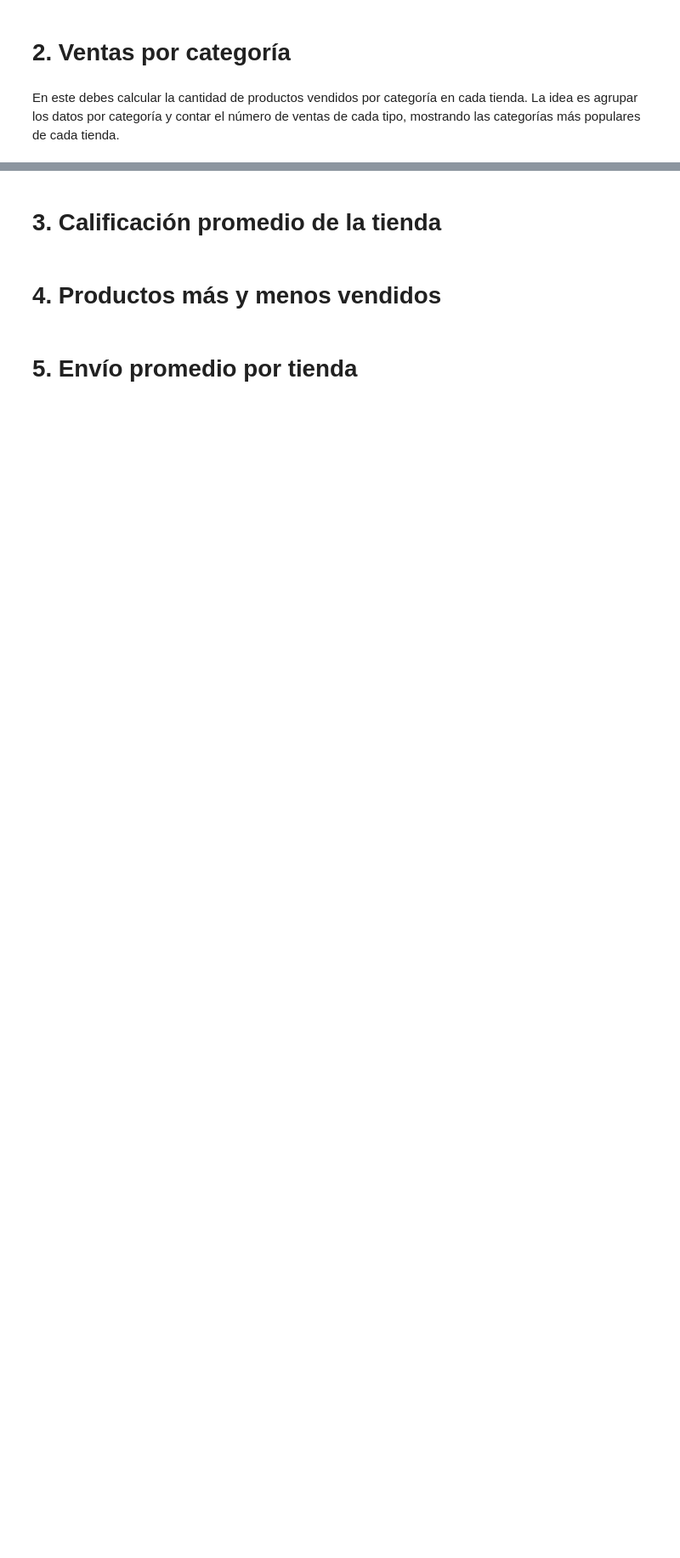
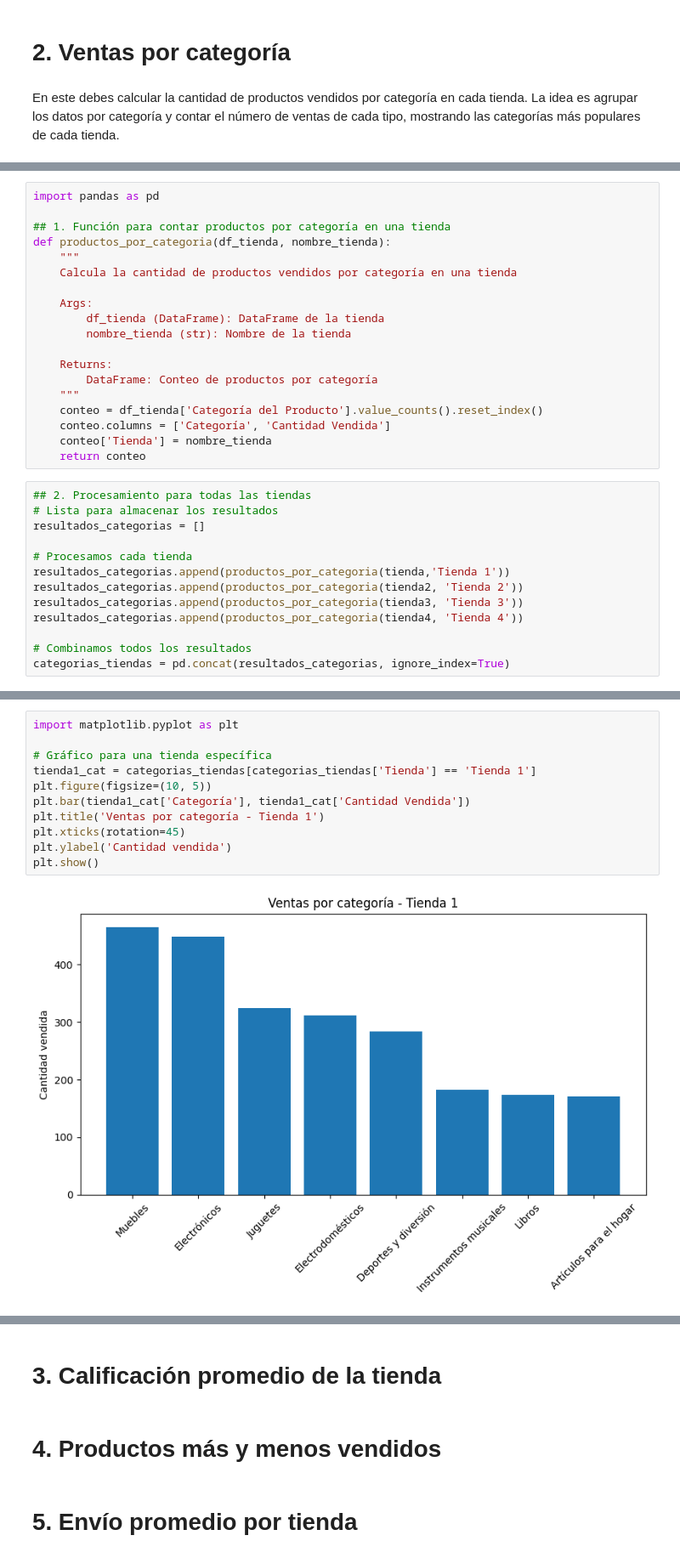
Before and after one commit to Michael0605/CHALLEGE-DATA-SCIENCE-PYTHON, a Jupyter notebook: AluraStoreLatam.ipynb, the cells around one changed output, grey strips where cells are left out. Shown at 85% size. Drawn from its saved outputs; the diff is of its cells as text; blank space fills up the shorter version.

Commit message:
Se creó con Colab implementacion de Ventas por categoría

```diff
--- a/AluraStoreLatam.ipynb
+++ b/AluraStoreLatam.ipynb
@@ -130,0 +156,32 @@ En este debes calcular la cantidad de productos vendidos por categoría en cada
+# %%
+import pandas as pd
+
+## 1. Función para contar productos por categoría en una tienda
+def productos_por_categoria(df_tienda, nombre_tienda):
+    """
+    Calcula la cantidad de productos vendidos por categoría en una tienda
+
+    Args:
+        df_tienda (DataFrame): DataFrame de la tienda
+        nombre_tienda (str): Nombre de la tienda
+
+    Returns:
+        DataFrame: Conteo de productos por categoría
+    """
+    conteo = df_tienda['Categoría del Producto'].value_counts().reset_index()
+    conteo.columns = ['Categoría', 'Cantidad Vendida']
+    conteo['Tienda'] = nombre_tienda
+    return conteo
+# %%
+## 2. Procesamiento para todas las tiendas
+# Lista para almacenar los resultados
+resultados_categorias = []
+
+# Procesamos cada tienda
+resultados_categorias.append(productos_por_categoria(tienda,'Tienda 1'))
+resultados_categorias.append(productos_por_categoria(tienda2, 'Tienda 2'))
+resultados_categorias.append(productos_por_categoria(tienda3, 'Tienda 3'))
+resultados_categorias.append(productos_por_categoria(tienda4, 'Tienda 4'))
+
+# Combinamos todos los resultados
+categorias_tiendas = pd.concat(resultados_categorias, ignore_index=True)
@@ -130,0 +232,13 @@ En este debes calcular la cantidad de productos vendidos por categoría en cada
+# %%
+import matplotlib.pyplot as plt
+
+# Gráfico para una tienda específica
+tienda1_cat = categorias_tiendas[categorias_tiendas['Tienda'] == 'Tienda 1']
+plt.figure(figsize=(10, 5))
+plt.bar(tienda1_cat['Categoría'], tienda1_cat['Cantidad Vendida'])
+plt.title('Ventas por categoría - Tienda 1')
+plt.xticks(rotation=45)
+plt.ylabel('Cantidad vendida')
+plt.show()
+# %% [output]
+[figure, added]
```
Also changed, not shown: parts of 4 cells of this notebook.
